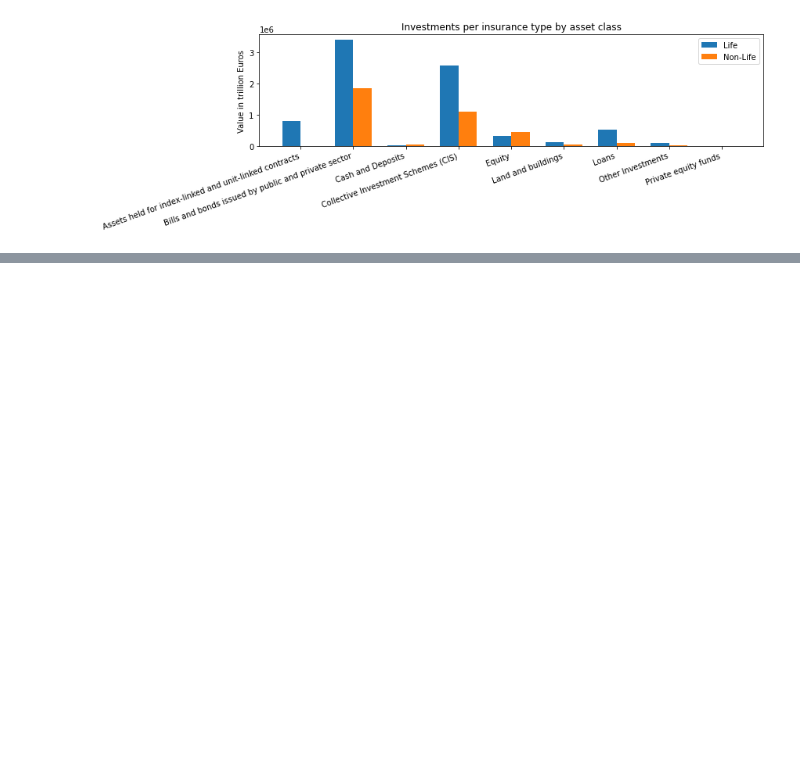
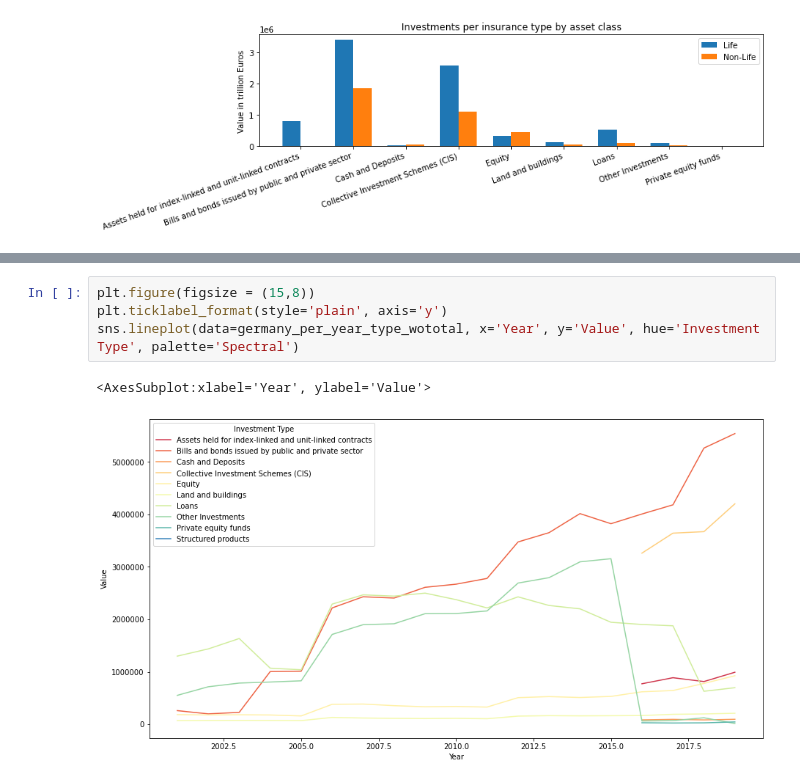
Before and after one commit to looreen/insurances, a Jupyter notebook: insurances.ipynb, the cells around one changed output, grey strips where cells are left out. Saved outputs shown, nothing was run; the diff lists cells and outputs as text; blank space fills up the shorter version.

```diff
--- a/insurances.ipynb
+++ b/insurances.ipynb
@@ -201,0 +259,7 @@ fig.tight_layout()
+# %%
+plt.figure(figsize = (15,8))
+plt.ticklabel_format(style='plain', axis='y')
+sns.lineplot(data=germany_per_year_type_wototal, x='Year', y='Value', hue='Investment Type', palette='Spectral')
+# %% [output]
+<AxesSubplot:xlabel='Year', ylabel='Value'>
+[figure, added]
```
Also changed, not shown: parts of 8 cells of this notebook.
